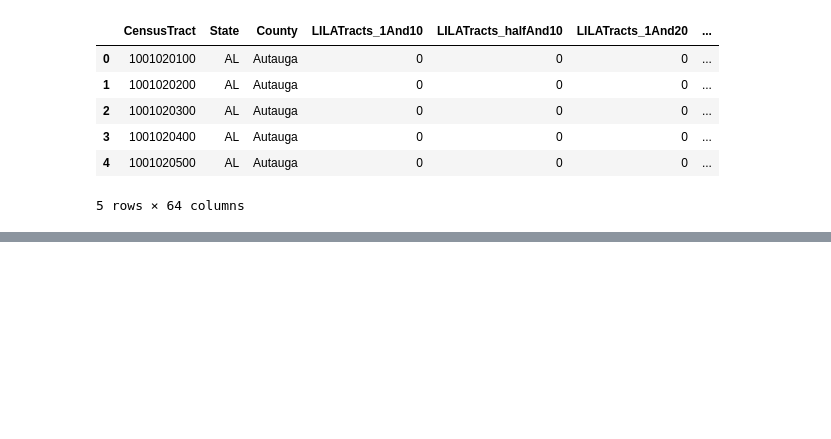
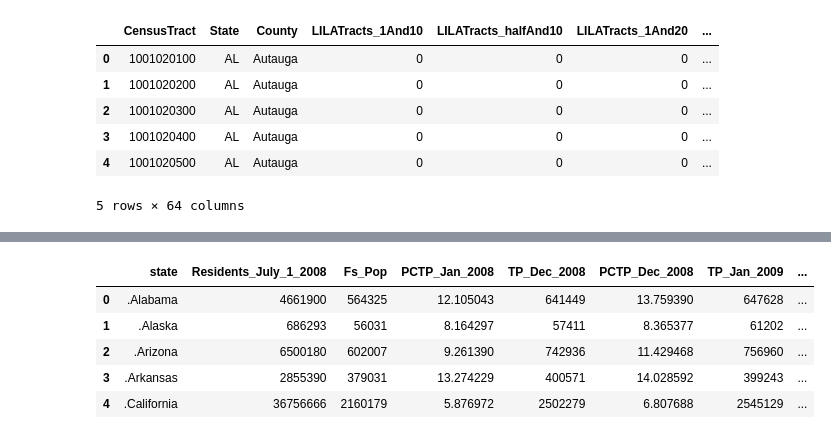
Before and after one commit to DanBoulden/TEAM_SNAP_ETL_PROJECT, a Jupyter notebook: SNAP_ETL_All_together_EandL_only.ipynb, the cells around one changed output, grey strips where cells are left out. Saved outputs shown, nothing was run; the diff lists cells and outputs as text; code cells hidden in the pictures; blank space fills up the shorter version.

Commit message:
Add files via upload
Updated to load Linda's database (now has all 4)

```diff
--- a/SNAP_ETL_All_together_EandL_only.ipynb
+++ b/SNAP_ETL_All_together_EandL_only.ipynb
@@ -76,3 +76,14 @@ foodaccess_df.head()
 | 3 | 1001020400 | AL | Autauga | 0 | 0 | 0 | ... |
 | 4 | 1001020500 | AL | Autauga | 0 | 0 | 0 | ... |
 5 rows × 64 columns
+# %%
+# Get Linda's data
+
+
+#Read data
+# Name of the CSV file
+file1 = 'resources/us_food_stamps_by_state.csv'
+
+# Read csv into pandas dataframe
+imported_data = pd.read_csv(file1)
+imported_data.head()
@@ -78,0 +97,14 @@ foodaccess_df.head()
+# %%
+# Clean Linda's data
+
+data_df = imported_data
+
+# Using .rename(columns={}) in order to rename columns
+renamed_df = data_df.rename(columns={"SUPPLEMENTAL NUTRITION ASSISTANCE PROGRAM: NUMBER OF PERSONS PARTICIPATING":"State",
+                                     "Resident population per state as of July 1, 2008":"Residents_July_1_2008",
+                                     "NUMBER OF PEOPLE, Jan 2008":"Fs_Pop", "Jan 2008 as % total pop":"PCTP_Jan_2008",
+                                     "Dec 2008 (Preliminary)":"TP_Dec_2008", "December 2008 as % total pop":"PCTP_Dec_2008",
+                                     "Jan 2009 (initial)":"TP_Jan_2009", "Jan 2009 as % total pop":"PCTP_Jan_2009",
+                                     "% Change Dec 08 – Jan 09":"PCCH_Dec08_Jan09",
+                                     "% change Jan 08 – Jan 09":"PCCH_Jan08_Jan09" })
+renamed_df.head()
@@ -78,0 +146,15 @@ foodaccess_df.head()
+# %%
+# Clean Linda's data pt. 4
+
+
+# replace that column name
+renamed_df.rename(columns={'SUPPLEMENTAL NUTRITION ASSISTANCE PROGRAM:  NUMBER OF PERSONS PARTICIPATING': 'state'},
+                  inplace=True)
+renamed_df.head()
+# %% [output]
+|  | state | Residents_July_1_2008 | Fs_Pop | PCTP_Jan_2008 | TP_Dec_2008 | PCTP_Dec_2008 | TP_Jan_2009 | ... |
+| 0 | .Alabama | 4661900 | 564325 | 12.105043 | 641449 | 13.759390 | 647628 | ... |
+| 1 | .Alaska | 686293 | 56031 | 8.164297 | 57411 | 8.365377 | 61202 | ... |
+| 2 | .Arizona | 6500180 | 602007 | 9.261390 | 742936 | 11.429468 | 756960 | ... |
+| 3 | .Arkansas | 2855390 | 379031 | 13.274229 | 400571 | 14.028592 | 399243 | ... |
+| 4 | .California | 36756666 | 2160179 | 5.876972 | 2502279 | 6.807688 | 2545129 | ... |
```
Also changed, not shown: parts of 9 cells of this notebook.
